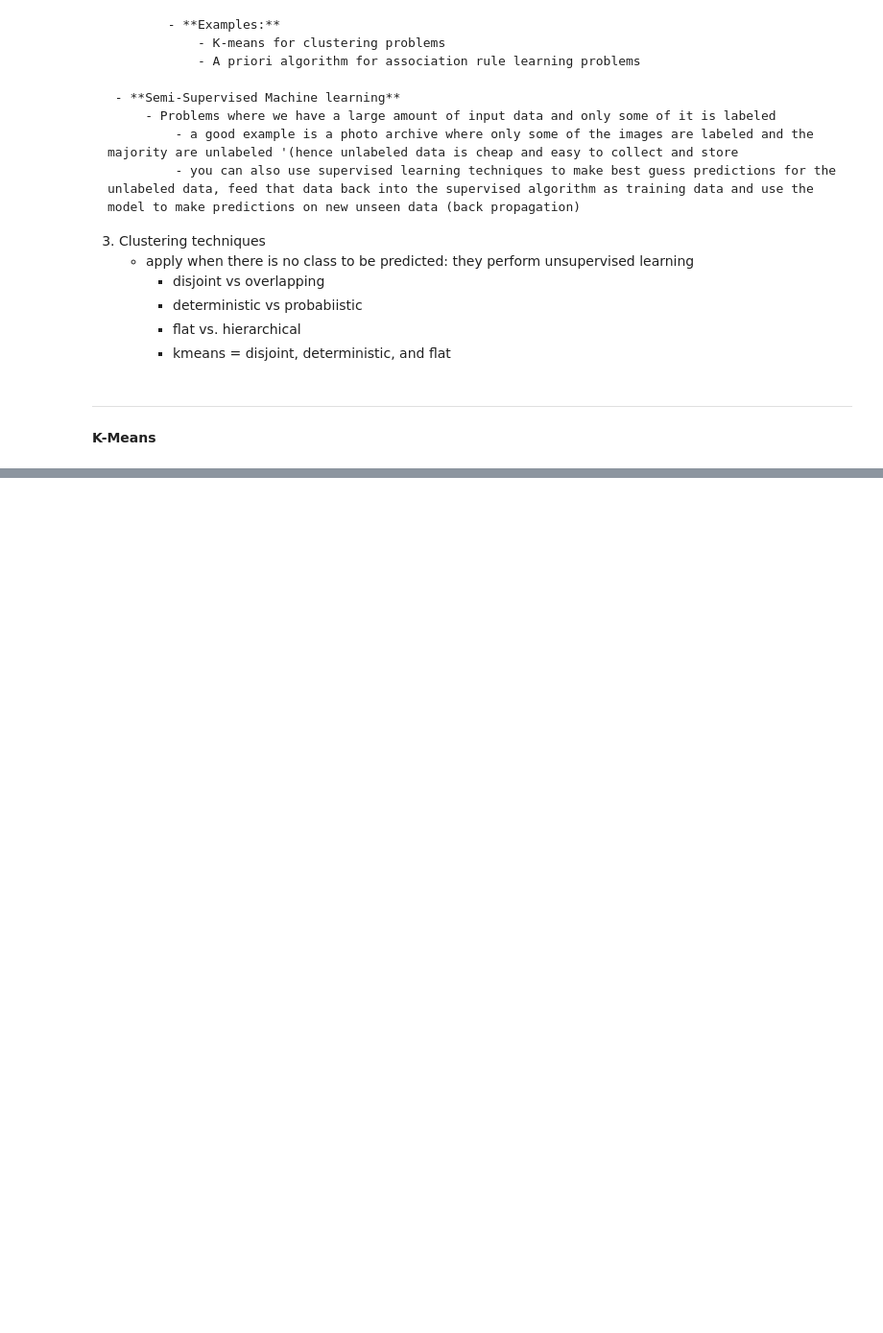
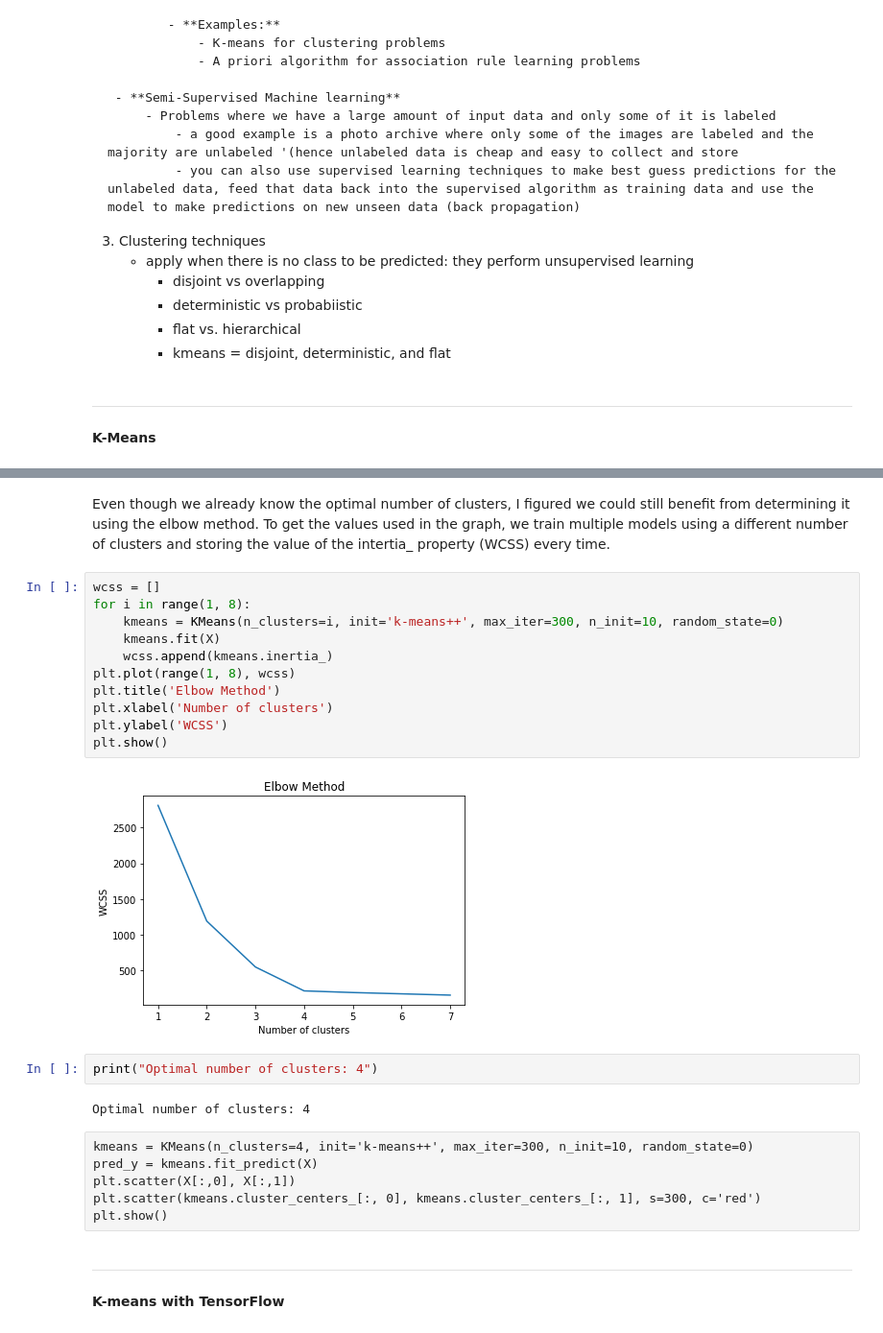
Before and after one commit to jimmy-nguyen-cal/tf1x, a Jupyter notebook: Lecture_5_Machine_Learning_Review.ipynb, the cells around one changed output, grey strips where cells are left out. Shown: that part at 96% size. Drawn from its saved outputs; the diff is of its cells as text; blank space fills up the shorter version.

```diff
--- a/Lecture_5_Machine_Learning_Review.ipynb
+++ b/Lecture_5_Machine_Learning_Review.ipynb
@@ -147,0 +163,29 @@ https://sites.google.com/site/dataclusteringalgorithms/k-means-clustering-algori
+# %% [markdown]
+Even though we already know the optimal number of clusters, I figured we could still benefit from determining it using the elbow method. To get the values used in the graph, we train multiple models using a different number of clusters and storing the value of the intertia_ property (WCSS) every time.
+# %%
+wcss = []
+for i in range(1, 8):
+    kmeans = KMeans(n_clusters=i, init='k-means++', max_iter=300, n_init=10, random_state=0)
+    kmeans.fit(X)
+    wcss.append(kmeans.inertia_)
+plt.plot(range(1, 8), wcss)
+plt.title('Elbow Method')
+plt.xlabel('Number of clusters')
+plt.ylabel('WCSS')
+plt.show()
+# %% [output]
+[figure, added]
+# %%
+print("Optimal number of clusters: 4")
+# %% [output]
+Optimal number of clusters: 4
+# %% [raw]
+kmeans = KMeans(n_clusters=4, init='k-means++', max_iter=300, n_init=10, random_state=0)
+pred_y = kmeans.fit_predict(X)
+plt.scatter(X[:,0], X[:,1])
+plt.scatter(kmeans.cluster_centers_[:, 0], kmeans.cluster_centers_[:, 1], s=300, c='red')
+plt.show()
+# %% [markdown]
+------
+
+**K-means with TensorFlow**
```
Also changed, not shown: parts of 12 cells of this notebook.
